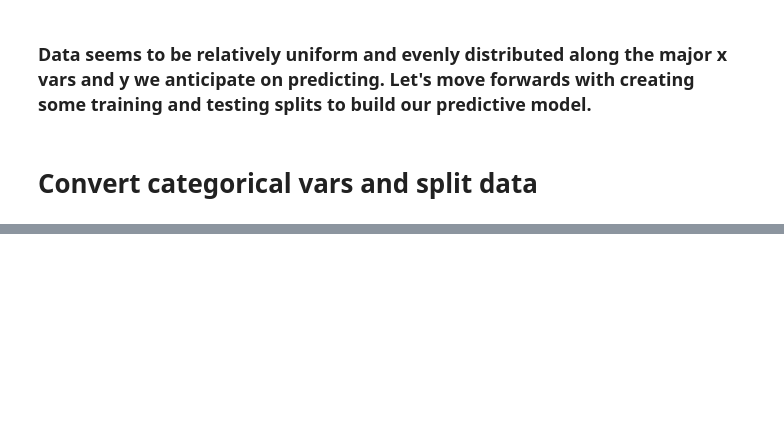
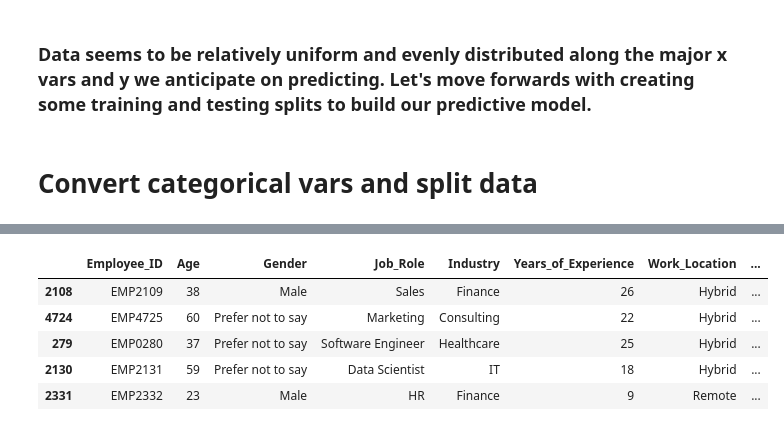
Before and after one commit to alfeng22/COMP562-Final-Project, a Jupyter notebook: data.ipynb, the cells around one changed output, grey strips where cells are left out. Cells and saved outputs as stored; diff of their text form; code cells hidden in the pictures; blank space fills up the shorter version.

```diff
--- a/data.ipynb
+++ b/data.ipynb
@@ -132,3 +189,19 @@ plt.show()
+# %%
+
+df['Has_Mental_Health_Condition'] = (df['Mental_Health_Condition'] != "None").astype(int)
+
+df[['Has_Mental_Health_Condition', 'Mental_Health_Condition']].sample(10)
+
+df = df.drop('Mental_Health_Condition', axis=1)
+
+df.sample(5)
+# %% [output]
+|  | Employee_ID | Age | Gender | Job_Role | Industry | Years_of_Experience | Work_Location | ... |
+| 2108 | EMP2109 | 38 | Male | Sales | Finance | 26 | Hybrid | ... |
+| 4724 | EMP4725 | 60 | Prefer not to say | Marketing | Consulting | 22 | Hybrid | ... |
+| 279 | EMP0280 | 37 | Prefer not to say | Software Engineer | Healthcare | 25 | Hybrid | ... |
+| 2130 | EMP2131 | 59 | Prefer not to say | Data Scientist | IT | 18 | Hybrid | ... |
+| 2331 | EMP2332 | 23 | Male | HR | Finance | 9 | Remote | ... |
 # %%
 from sklearn.model_selection import train_test_split
 from sklearn.preprocessing import LabelEncoder
```
Also changed, not shown: parts of 11 cells of this notebook.
